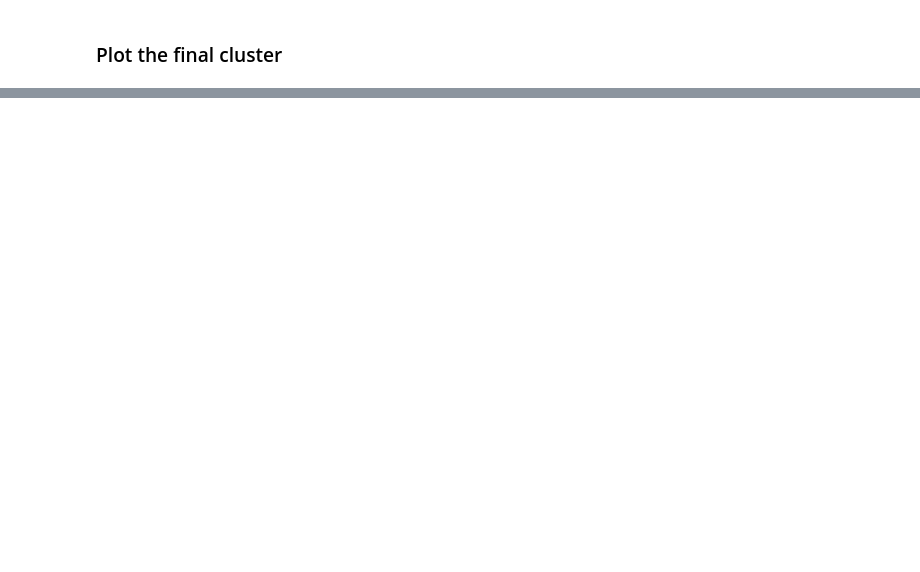
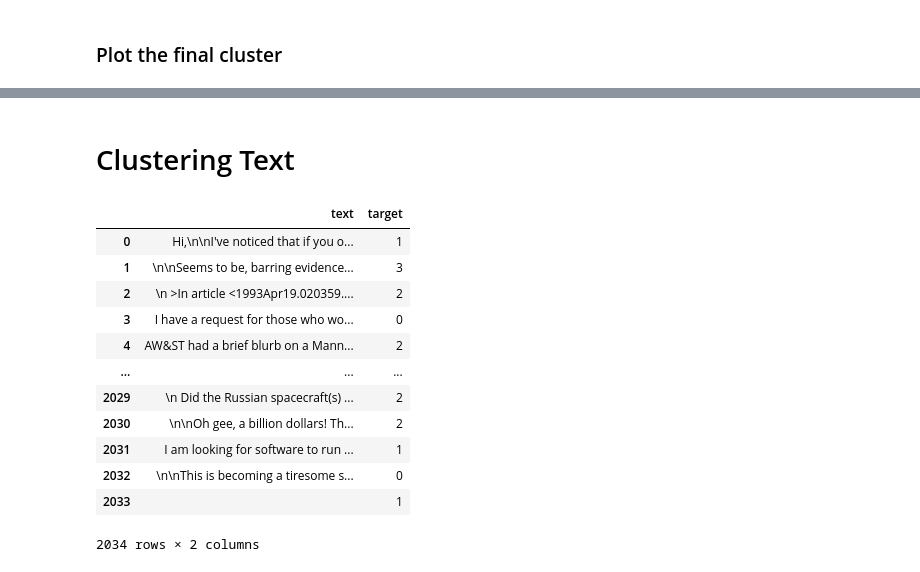
Before and after one commit to es-sophia-ai/research, a Jupyter notebook: kmeans.ipynb, the cells around one changed output, grey strips where cells are left out. Cells and saved outputs as stored; diff of their text form; code cells hidden in the pictures; blank space fills up the shorter version.

```diff
--- a/kmeans.ipynb
+++ b/kmeans.ipynb
@@ -74,0 +110,39 @@ plt.legend(scatterpoints=1);
+# %% [markdown]
+# Clustering Text
+# %%
+import numpy as np
+import pandas as pd
+from sklearn.datasets import fetch_20newsgroups
+
+categories = [
+    "alt.atheism",
+    "talk.religion.misc",
+    "comp.graphics",
+    "sci.space",
+]
+
+dataset = fetch_20newsgroups(
+    remove=("headers", "footers", "quotes"),
+    subset="train",
+    categories=categories,
+    shuffle=True,
+    random_state=42,
+)
+
+data = {'text': dataset.data, 'target': dataset.target}
+df = pd.DataFrame(data)
+df
+# %% [output]
+|  | text | target |
+| 0 | Hi,\n\nI've noticed that if you o... | 1 |
+| 1 | \n\nSeems to be, barring evidence... | 3 |
+| 2 | \n >In article <1993Apr19.020359.... | 2 |
+| 3 | I have a request for those who wo... | 0 |
+| 4 | AW&ST had a brief blurb on a Mann... | 2 |
+| ... | ... | ... |
+| 2029 | \n Did the Russian spacecraft(s) ... | 2 |
+| 2030 | \n\nOh gee, a billion dollars! Th... | 2 |
+| 2031 | I am looking for software to run ... | 1 |
+| 2032 | \n\nThis is becoming a tiresome s... | 0 |
+| 2033 |  | 1 |
+2034 rows × 2 columns
```
Also changed, not shown: parts of 15 cells of this notebook.
